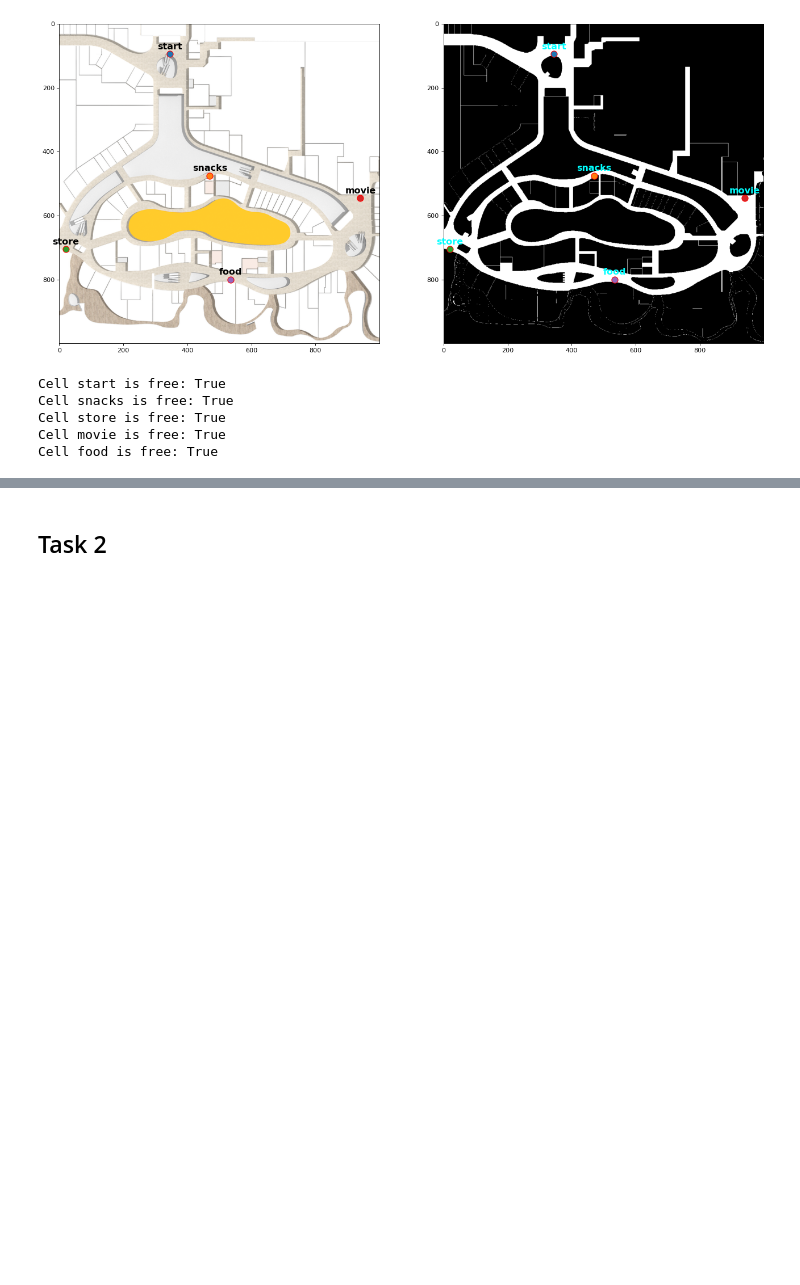
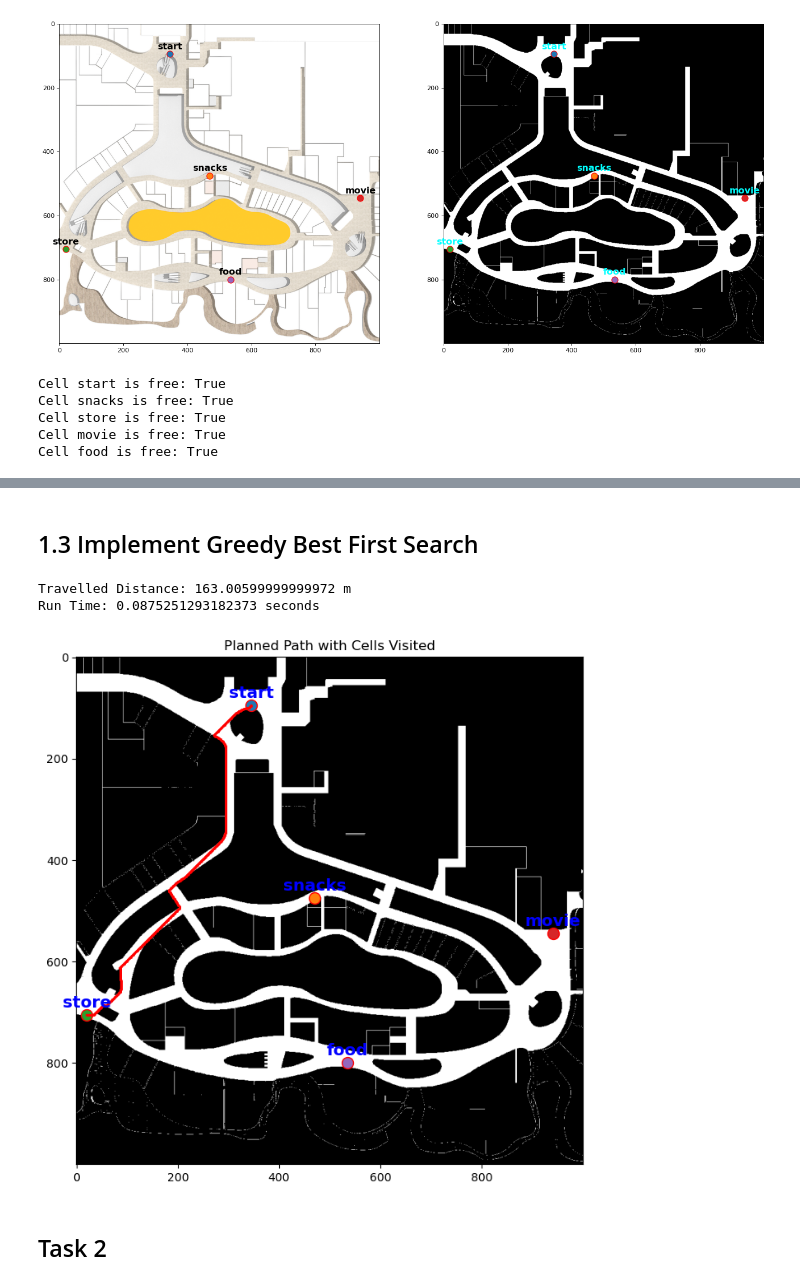
Before and after one commit to huangyqs123/ME5413_HW3, a Jupyter notebook: HW3_Task1&2/homework3.ipynb, the cells around one changed output, grey strips where cells are left out. Cells and saved outputs as stored; diff of their text form; code cells hidden in the pictures; blank space fills up the shorter version.

```diff
--- a/HW3_Task1&2/homework3.ipynb
+++ b/HW3_Task1&2/homework3.ipynb
@@ -136,2 +204,61 @@ Total Run Time: 2.9956090450286865 seconds
+# %% [markdown]
+## 1.3 Implement Greedy Best First Search
+# %%
+import numpy as np
+import matplotlib.pyplot as plt
+import time
+
+
+def greedy_best_first_search(start, goal, grid_map):
+    open_set = {start}
+    came_from = {}
+    f_score = {start: heuristic_function(start, goal)}
+
+    while open_set:
+        current = min(open_set, key=lambda x: f_score[x])
+        if current == goal:
+            return reconstruct_path(came_from, current)
+
+        open_set.remove(current)
+        for dx in [-1, 0, 1]:
+            for dy in [-1, 0, 1]:
+                if dx == 0 and dy == 0:
+                    continue
+
+                neighbor = (current[0] + dx, current[1] + dy)
+                if not is_valid(neighbor, grid_map):
+                    continue
+
+                if neighbor not in f_score:
+                    came_from[neighbor] = current
+                    f_score[neighbor] = heuristic_function(neighbor, goal)
+                    if neighbor not in open_set:
+                        open_set.add(neighbor)
+
+    return None
+
+# Adjusting the visualization and execution part to your specific implementation
+start_time = time.time()
+path = greedy_best_first_search(tuple(locations['start']), tuple(locations['store']), grid_map)
+end_time = time.time()
+
+total_distance = calculate_distance(path)
+print("Travelled Distance:", total_distance, "m")
+print("Run Time:", end_time - start_time, "seconds")
+
+# Visualization would remain similar to what was previously provided, adjusting for the lack of total_distance calculation
+# Visualization part remains the same as in your A* visualization
+plt.figure(figsize=(8, 8))
+plt.imshow(grid_map_img, cmap='gray')
+plot_locations(locations, color='blue')
+if path:
+    path_x, path_y = zip(*path)
+    plt.plot(path_x, path_y, marker='o', color='red', markersize=1, linestyle='-')
+plt.title('Planned Path with Cells Visited')
+plt.show()
+# %% [output]
+Travelled Distance: 163.00599999999972 m
+Run Time: 0.0875251293182373 seconds
+[figure, added]
 # %% [markdown]
 ## Task 2
```
Also changed, not shown: parts of 4 cells of this notebook.
